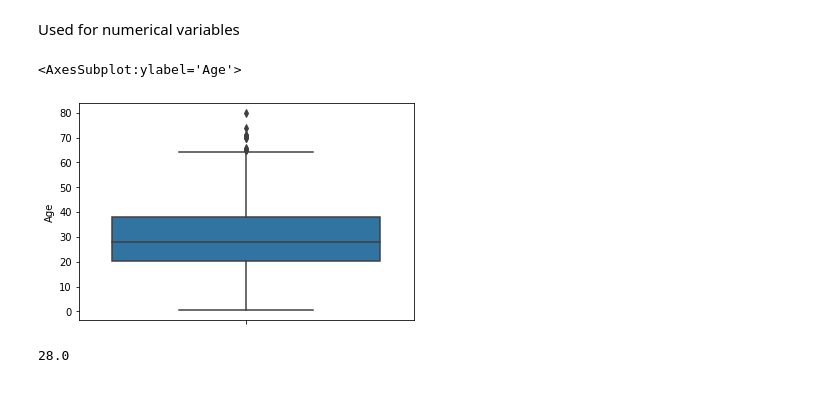
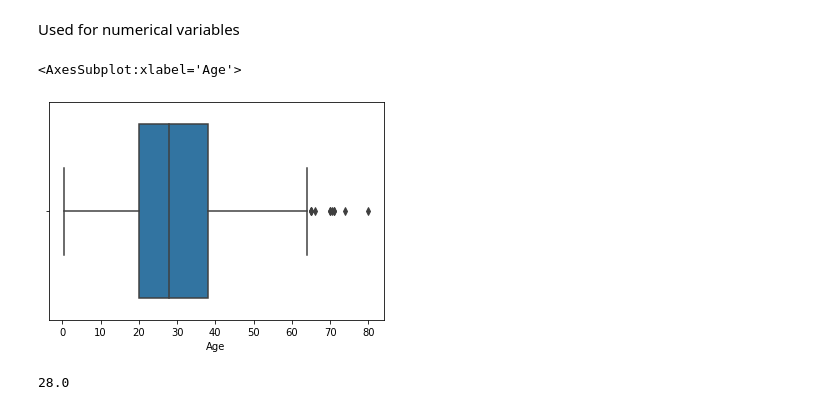
Before and after one commit to Ironhack-Data-Madrid-Enero-2021/Classroom-Materials, a Jupyter notebook: week_02/04-visualization.ipynb, the cells around one changed output. Drawn from its saved outputs; the diff is of its cells as text; code cells hidden in the pictures.

```diff
--- a/week_02/04-visualization.ipynb
+++ b/week_02/04-visualization.ipynb
@@ -236,0 +243,2 @@ Name: Age, dtype: float64
+# %%
+titanic.Cabin = titanic.Cabin.fillna("UNK")
@@ -236,0 +255,8 @@ Name: Age, dtype: float64
+# %%
+def get_letter_1(word):
+    return word[0]
+# %%
+titanic["Cabin_letter"] = titanic.Cabin.apply(get_letter_1)
+# %%
+# equiv
+titanic["Cabin_letter"] = titanic.Cabin.apply(lambda word: word[0])
@@ -563,10 +731,10 @@ sns.pairplot(data=penguins, plot_kws={"size": 1})
 # %% [markdown]
 Used for numerical variables
 # %%
-sns.boxplot(y="Age", data=titanic)
+sns.boxplot(x="Age", data=titanic)
 # %% [output]
-<AxesSubplot:ylabel='Age'>
+<AxesSubplot:xlabel='Age'>
-[figure, old version]
+[figure, new version]
 # %%
 median = np.median(titanic.Age.dropna())
 # %%
```
Also changed, not shown: parts of 32 cells of this notebook.
